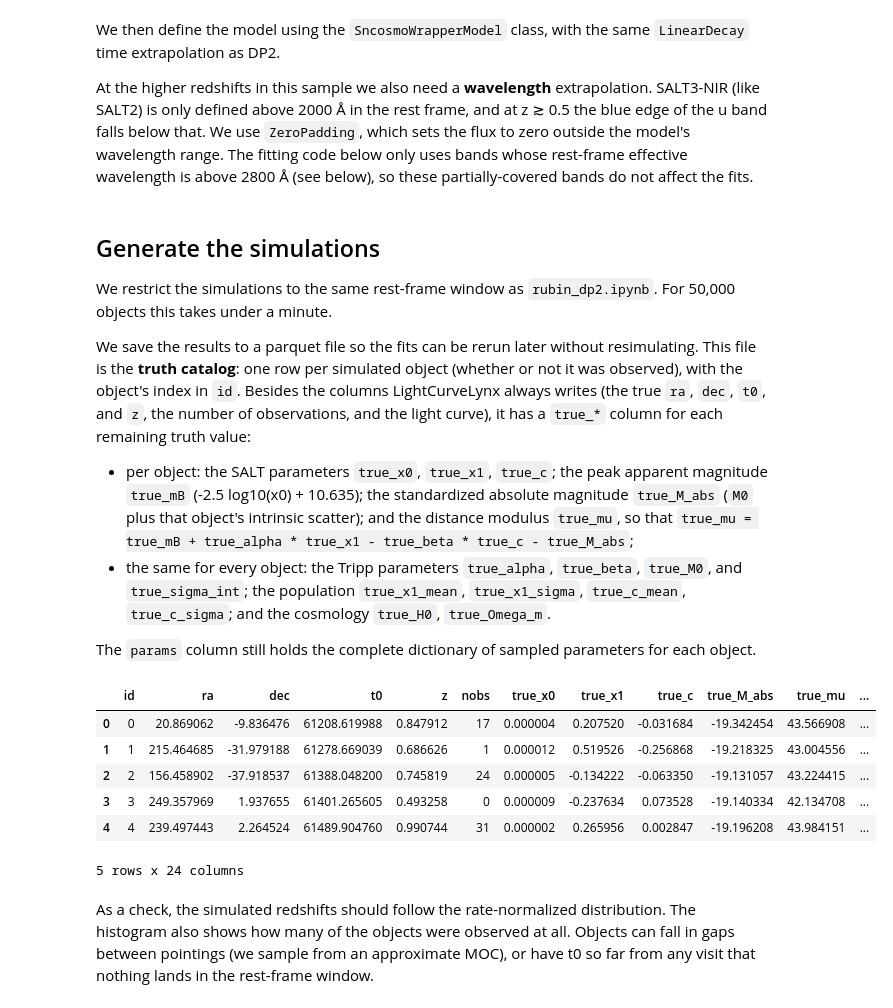
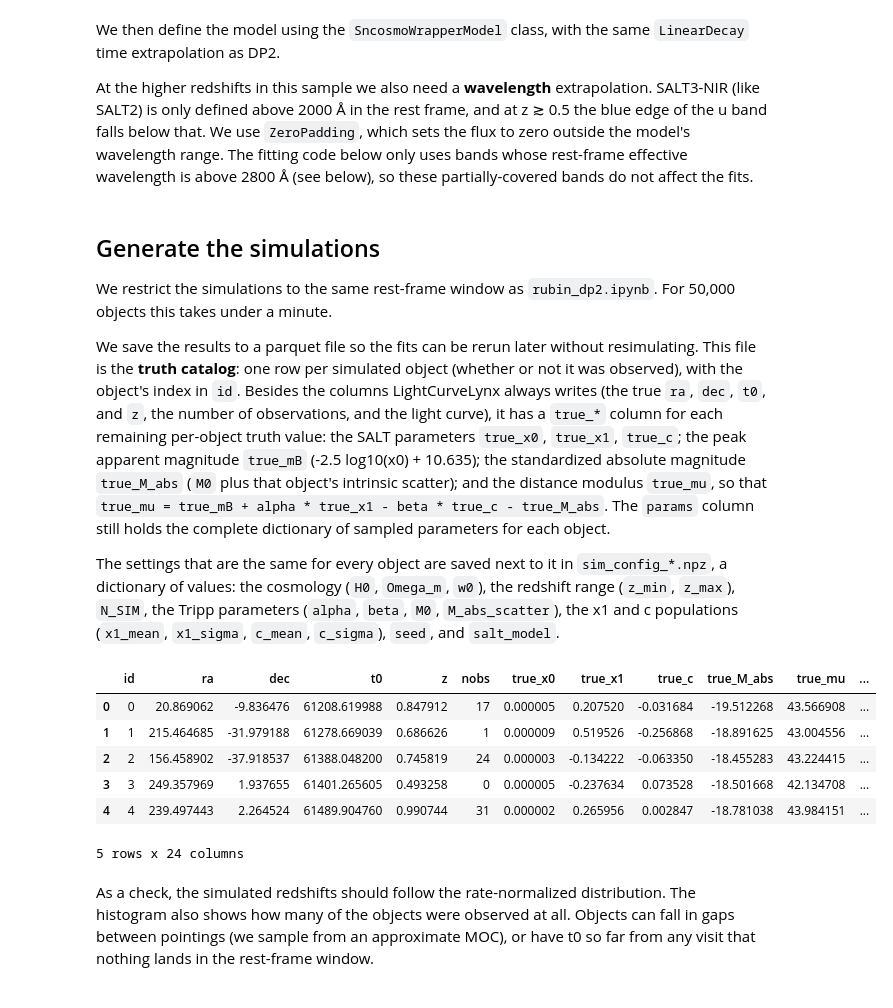
Before and after one commit to ConnorStoneAstro/spartan-lcl-simulations, a Jupyter notebook: jem-notebooks/jem-rubin_dr1_snia_with_covmat.ipynb, the cells around one changed output. Cells and saved outputs as stored; diff of their text form; code cells hidden in the pictures.

```diff
--- a/jem-notebooks/jem-rubin_dr1_snia_with_covmat.ipynb
+++ b/jem-notebooks/jem-rubin_dr1_snia_with_covmat.ipynb
@@ -41,13 +41,19 @@ Z_MIN, Z_MAX = 0.01, 1.0
 
 # Cosmology used for both the rates and the distance moduli.
 H0, OMEGA_M = 73.0, 0.3
+# The simulation uses a flat LambdaCDM cosmology, so w0 is always -1. It is only named here
+# so it can be recorded in the sim config file; changing it does not change the simulation.
+W0 = -1.0
 
 # Population / Tripp parameters (also used below to propagate fit covariance).
 ALPHA, BETA, M0 = 0.17, 3.12, -19.3
+# The Gaussian populations that x1 and c are sampled from (mean, standard deviation).
+X1_MEAN, X1_SIGMA = 0.0, 1.0
+C_MEAN, C_SIGMA = 0.0, 0.1
 
 # Scatter in absolute magnitude for x0 calculation. 0.1 is a reasonable value;
 # 0.3-0.5 would be "inflated" scatter.
-M_abs_scatter = 0.1
+M_abs_scatter = 0.5
 
 # The rest-frame window of the light curves (same as DP2).
 REST_WINDOW = (-20.0, 50.0)
@@ -169,10 +175,10 @@ coverage_sampler = ApproximateMOCSampler.from_obstable(obs_table, depth=10)
 distmod_func = DistModFromRedshift(redshift_sampler, H0=H0, Omega_m=OMEGA_M, node_label="distmod")
 
 # Sample x1, c using more representative scatters for x1 and c.
-# The node labels give the sampled values stable names (for example "M_abs.loc") in the
+# The node labels give the sampled values stable names (for example "x0.m_abs") in the
 # saved parameters, which the truth columns of the light curve file are built from below.
-x1_func = NumpyRandomFunc("normal", loc=0, scale=1.0, node_label="x1")
-c_func = NumpyRandomFunc("normal", loc=0, scale=0.1, node_label="c")
+x1_func = NumpyRandomFunc("normal", loc=X1_MEAN, scale=X1_SIGMA, node_label="x1")
+c_func = NumpyRandomFunc("normal", loc=C_MEAN, scale=C_SIGMA, node_label="c")
 # Also sample standardized absolute magnitude:
 M_abs_func = NumpyRandomFunc("normal", loc=M0, scale=M_abs_scatter, node_label="M_abs")
 
@@ -217,11 +223,9 @@ source = SncosmoWrapperModel(
 
 We restrict the simulations to the same rest-frame window as `rubin_dp2.ipynb`. For 50,000 objects this takes under a minute.
 
-We save the results to a parquet file so the fits can be rerun later without resimulating. This file is the **truth catalog**: one row per simulated object (whether or not it was observed), with the object's index in `id`. Besides the columns LightCurveLynx always writes (the true `ra`, `dec`, `t0`, and `z`, the number of observations, and the light curve), it has a `true_*` column for each remaining truth value:
-* per object: the SALT parameters `true_x0`, `true_x1`, `true_c`; the peak apparent magnitude `true_mB` (-2.5 log10(x0) + 10.635); the standardized absolute magnitude `true_M_abs` (`M0` plus that object's intrinsic scatter); and the distance modulus `true_mu`, so that `true_mu = true_mB + true_alpha * true_x1 - true_beta * true_c - true_M_abs`;
-* the same for every object: the Tripp parameters `true_alpha`, `true_beta`, `true_M0`, and `true_sigma_int`; the population `true_x1_mean`, `true_x1_sigma`, `true_c_mean`, `true_c_sigma`; and the cosmology `true_H0`, `true_Omega_m`.
+We save the results to a parquet file so the fits can be rerun later without resimulating. This file is the **truth catalog**: one row per simulated object (whether or not it was observed), with the object's index in `id`. Besides the columns LightCurveLynx always writes (the true `ra`, `dec`, `t0`, and `z`, the number of observations, and the light curve), it has a `true_*` column for each remaining per-object truth value: the SALT parameters `true_x0`, `true_x1`, `true_c`; the peak apparent magnitude `true_mB` (-2.5 log10(x0) + 10.635); the standardized absolute magnitude `true_M_abs` (`M0` plus that object's intrinsic scatter); and the distance modulus `true_mu`, so that `true_mu = true_mB + alpha * true_x1 - beta * true_c - true_M_abs`. The `params` column still holds the complete dictionary of sampled parameters for each object.
 
-The `params` column still holds the complete dictionary of sampled parameters for each object.
+The settings that are the same for every object are saved next to it in `sim_config_*.npz`, a dictionary of values: the cosmology (`H0`, `Omega_m`, `w0`), the redshift range (`z_min`, `z_max`), `N_SIM`, the Tripp parameters (`alpha`, `beta`, `M0`, `M_abs_scatter`), the x1 and c populations (`x1_mean`, `x1_sigma`, `c_mean`, `c_sigma`), `seed`, and `salt_model`.
 # %%
 from lightcurvelynx.simulate import simulate_lightcurves
 
@@ -237,51 +241,62 @@ TRUTH_COLS = {
     # and distance modulus.
     "x0.m_abs": "true_M_abs",
     "x0.distmod": "true_mu",
-    # Tripp and population parameters (the same for every object).
-    "x0.alpha": "true_alpha",
-    "x0.beta": "true_beta",
-    "M_abs.loc": "true_M0",
-    "M_abs.scale": "true_sigma_int",
-    "x1.loc": "true_x1_mean",
-    "x1.scale": "true_x1_sigma",
-    "c.loc": "true_c_mean",
-    "c.scale": "true_c_sigma",
 }
 
 lightcurves = simulate_lightcurves(
     source,
     N_SIM,
     survey_info,
     rest_time_window_offset=REST_WINDOW,
     param_cols=list(TRUTH_COLS),
     rng=np.random.default_rng(SEED),
 )
 
 # LightCurveLynx names each saved parameter column "node_parameter"; rename them to true_*.
 lightcurves = lightcurves.rename(
     columns={name.replace(".", "_"): new_name for name, new_name in TRUTH_COLS.items()}
 ).astype({new_name: float for new_name in TRUTH_COLS.values()})
 
 # The true peak apparent B-band magnitude (same convention as fit_mB below), so that
-# true_mu = true_mB + true_alpha * true_x1 - true_beta * true_c - true_M_abs.
+# true_mu = true_mB + ALPHA * true_x1 - BETA * true_c - true_M_abs.
 lightcurves["true_mB"] = -2.5 * np.log10(lightcurves["true_x0"]) + 10.635
-# The cosmology is not a sampled parameter, so record it from the configuration.
-lightcurves["true_H0"] = H0
-lightcurves["true_Omega_m"] = OMEGA_M
 
 lightcurves.to_parquet(OUTPUT_DIR / f"lightcurves_{SALT_MODEL}_n{N_SIM}_seed{SEED}.parquet")
+
+# The settings of the simulation, which are the same for every object, go in their own
+# file as a dictionary of values. To load it as plain Python values:
+#     sim_config = {key: value.item() for key, value in np.load(path).items()}
+sim_config = {
+    "H0": H0,
+    "Omega_m": OMEGA_M,
+    "w0": W0,
+    "z_min": Z_MIN,
+    "z_max": Z_MAX,
+    "N_SIM": N_SIM,
+    "alpha": ALPHA,
+    "beta": BETA,
+    "M0": M0,
+    "M_abs_scatter": M_abs_scatter,
+    "x1_mean": X1_MEAN,
+    "x1_sigma": X1_SIGMA,
+    "c_mean": C_MEAN,
+    "c_sigma": C_SIGMA,
+    "seed": SEED,
+    "salt_model": SALT_MODEL,
+}
+np.savez(OUTPUT_DIR / f"sim_config_{SALT_MODEL}_n{N_SIM}_seed{SEED}.npz", **sim_config)
 
 # Keep the parameters column separately for the plots and fits below.
 params_col = lightcurves["params"].copy()
 lightcurves = lightcurves.drop(columns=["params"])
 lightcurves.head()
 # %% [output]
 |  | id | ra | dec | t0 | z | nobs | true_x0 | true_x1 | true_c | true_M_abs | true_mu | ... |
-| 0 | 0 | 20.869062 | -9.836476 | 61208.619988 | 0.847912 | 17 | 0.000004 | 0.207520 | -0.031684 | -19.342454 | 43.566908 | ... |
-| 1 | 1 | 215.464685 | -31.979188 | 61278.669039 | 0.686626 | 1 | 0.000012 | 0.519526 | -0.256868 | -19.218325 | 43.004556 | ... |
-| 2 | 2 | 156.458902 | -37.918537 | 61388.048200 | 0.745819 | 24 | 0.000005 | -0.134222 | -0.063350 | -19.131057 | 43.224415 | ... |
-| 3 | 3 | 249.357969 | 1.937655 | 61401.265605 | 0.493258 | 0 | 0.000009 | -0.237634 | 0.073528 | -19.140334 | 42.134708 | ... |
-| 4 | 4 | 239.497443 | 2.264524 | 61489.904760 | 0.990744 | 31 | 0.000002 | 0.265956 | 0.002847 | -19.196208 | 43.984151 | ... |
+| 0 | 0 | 20.869062 | -9.836476 | 61208.619988 | 0.847912 | 17 | 0.000005 | 0.207520 | -0.031684 | -19.512268 | 43.566908 | ... |
+| 1 | 1 | 215.464685 | -31.979188 | 61278.669039 | 0.686626 | 1 | 0.000009 | 0.519526 | -0.256868 | -18.891625 | 43.004556 | ... |
+| 2 | 2 | 156.458902 | -37.918537 | 61388.048200 | 0.745819 | 24 | 0.000003 | -0.134222 | -0.063350 | -18.455283 | 43.224415 | ... |
+| 3 | 3 | 249.357969 | 1.937655 | 61401.265605 | 0.493258 | 0 | 0.000005 | -0.237634 | 0.073528 | -18.501668 | 42.134708 | ... |
+| 4 | 4 | 239.497443 | 2.264524 | 61489.904760 | 0.990744 | 31 | 0.000002 | 0.265956 | 0.002847 | -18.781038 | 43.984151 | ... |
 5 rows x 24 columns
 # %% [markdown]
 As a check, the simulated redshifts should follow the rate-normalized distribution. The histogram also shows how many of the objects were observed at all. Objects can fall in gaps between pointings (we sample from an approximate MOC), or have t0 so far from any visit that nothing lands in the rest-frame window.
```
Also changed, not shown: parts of 5 cells of this notebook.
